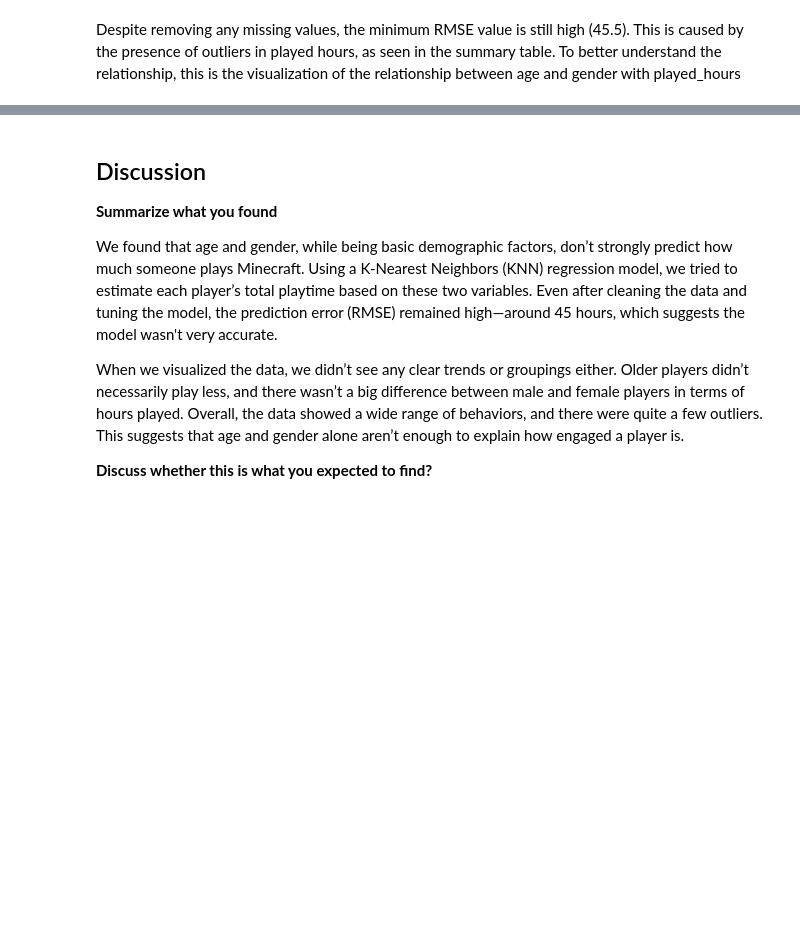
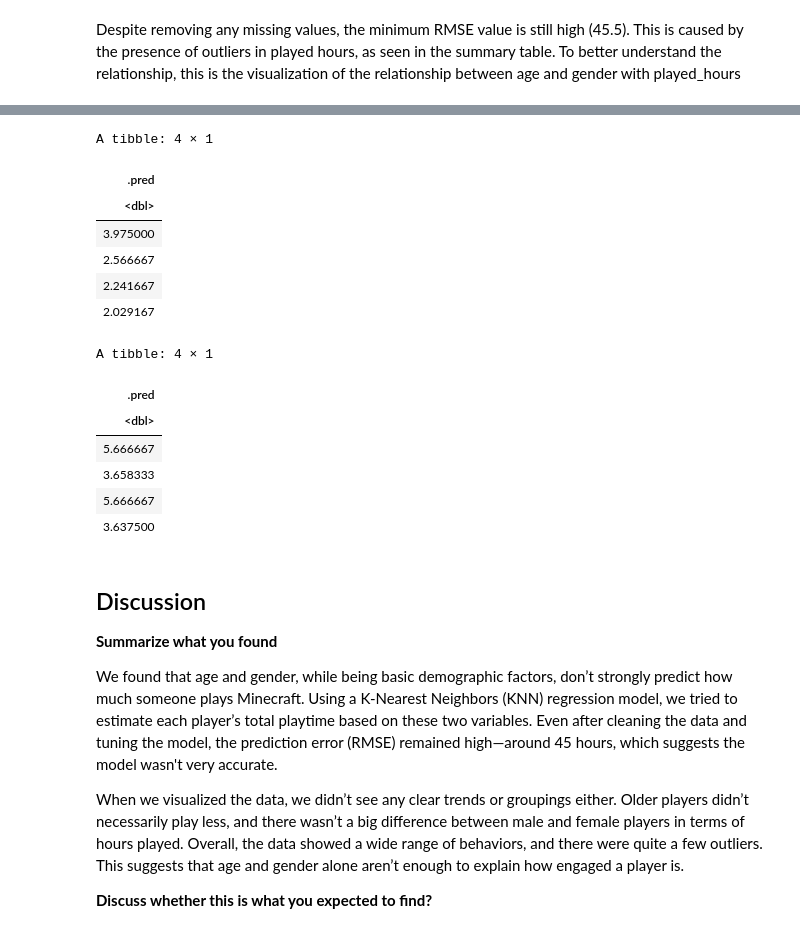
Before and after one commit to hy-008/dsci_project_1, a Jupyter notebook: dsci_final_project.ipynb, the cells around one changed output, grey strips where cells are left out. Saved outputs shown, nothing was run; the diff lists cells and outputs as text; code cells hidden in the pictures; blank space fills up the shorter version.

```diff
--- a/dsci_final_project.ipynb
+++ b/dsci_final_project.ipynb
@@ -265,3 +269,28 @@ player_plot
+# %%
+new_player <- tibble(Age = c(10, 20, 20, 10), gender = c(1, 2, 1, 2))
+prediction <- predict(player_best_fit, new_player)
+
+prediction
+
+sec_player <- tibble(Age = c(40, 30, 30, 40), gender = c(1, 2, 1, 2))
+sec_prediction <- predict(player_best_fit, sec_player)
+
+sec_prediction
+# %% [output]
+A tibble: 4 × 1
+| .pred |
+| <dbl> |
+| 3.975000 |
+| 2.566667 |
+| 2.241667 |
+| 2.029167 |
+A tibble: 4 × 1
+| .pred |
+| <dbl> |
+| 5.666667 |
+| 3.658333 |
+| 5.666667 |
+| 3.637500 |
 # %% [markdown]
 ## Discussion
 
```
Also changed, not shown: parts of 7 cells of this notebook.
